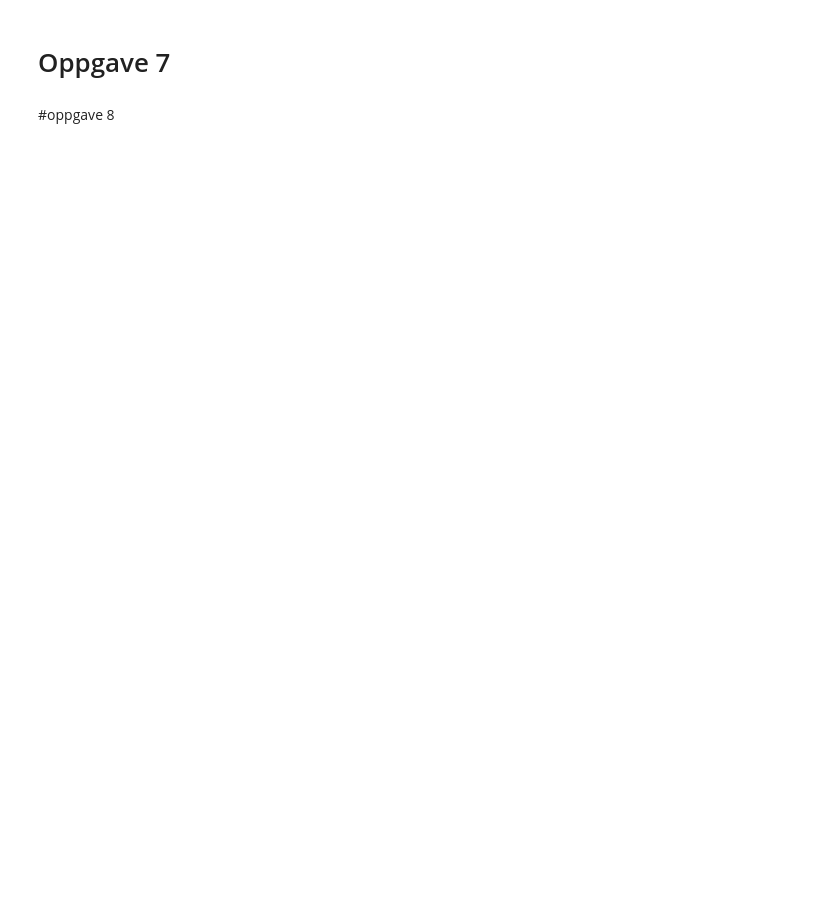
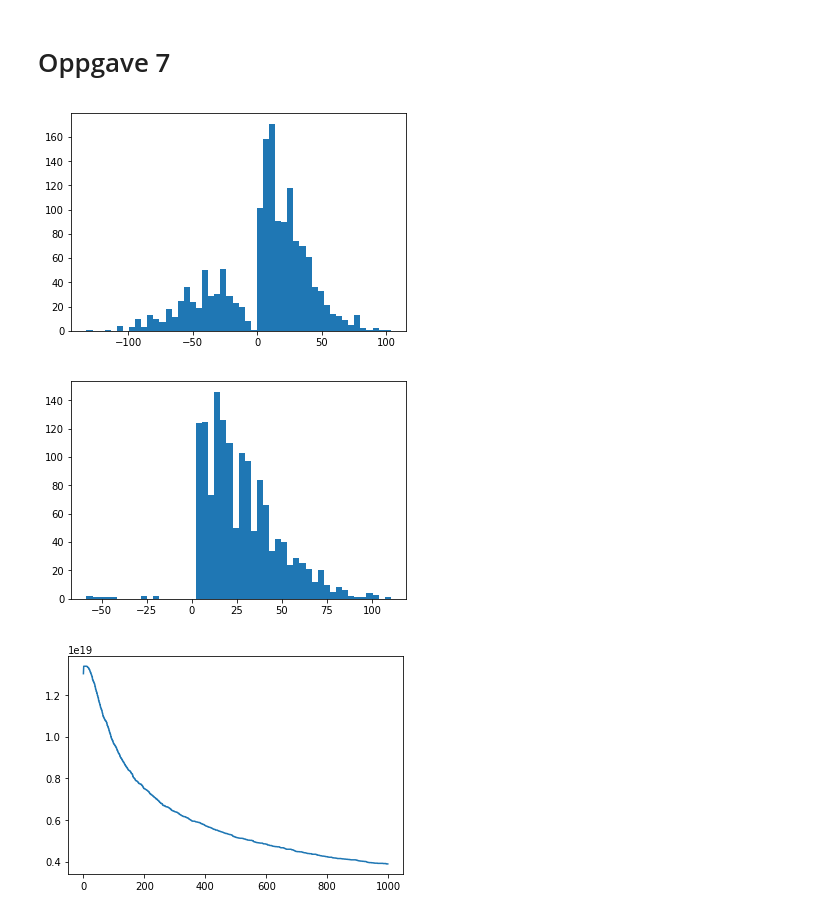
Before and after one commit to sigriaun/vitber-prosjekt3, a Jupyter notebook: prosjekt3.ipynb, the cells around one changed output. Drawn from its saved outputs; the diff is of its cells as text; code cells hidden in the pictures; blank space fills up the shorter version.

Commit message:
oppgave 7

```diff
--- a/prosjekt3.ipynb
+++ b/prosjekt3.ipynb
@@ -347,12 +332,16 @@ plotParticlePositionInPotential(k,beta,h,n,t,V3)
 # %% [markdown]
 # Oppgave 7
 # %%
+#HUSK. If a particle reaches the
+#system edges, it can only move into the system in the next time step.
+
+
 h=1
 dt=1
 L=50
-Cc=0.07*scipy.constants.e     ##*10**6 M står for mol og ikke Mega
+Cc=0.07*scipy.constants.e*scipy.constants.N_A     ##*10**6 M står for mol og ikke Mega
 
-t=500
+t=1000
 
 
 
@@ -363,14 +352,15 @@ V0_K=V0
 
 x0=L/4
 t0=0
-NaB0=1450   #skriver B for utenfor cellen, og A for innenfor
+NaB0=1450  #skriver B for utenfor cellen, og A for innenfor
 KB0=50
 NaA0=60
 KA0=1400
 
+
 def V_Na1(x,Vt):                                                              ##litt usikker på verdier her
     if x>=-h and x<=h:
-        return V0_Na+Vt  #lineær overgang mellom utsiden og innsiden
+        return V0_Na+(Vt/2-(Vt/(2*h))*x)  #lineær overgang mellom utsiden og innsiden
     elif x<-h:
         return Vt
     else:
@@ -379,14 +369,14 @@ def V_Na1(x,Vt):                                                              ##
 
 def V_K1(x,Vt):
     if x>=-h and x<=h:
-        return V0_K+Vt
+        return V0_K+(Vt/2-(Vt/(2*h))*x)
     elif x<-h:
         return Vt
     else:
         return 0
 
 
-def randomWalkPotential(V_Na,V_K): #hvilke parametere bør tas inn?
+def randomWalkPotential(V_Na,V_K,V0): #hvilke parametere bør tas inn?
     NaPos=[-x0]*NaB0+[x0]*NaA0  #liste over posisjon til hver Na-partiklene
     #legger til riktig antall utenfor og inni cellen
     KPos=[-x0]*KB0+[x0]*KA0   #liste over posisjon til hver K-partikkel
@@ -395,8 +385,7 @@ def randomWalkPotential(V_Na,V_K): #hvilke parametere bør tas inn?
 
 
     #ladning inni cellen (ved start):
-    QA=KA0+NaA0*scipy.constants.e                            #husk at hver partikkel representerer 0.1mM
-    partIn=KA0+NaA0                                          #antall partikler på innsiden
+    QA=KA0+NaA0#husk at hver partikkel representerer 0.1mM                                      #antall partikler på innsiden
     #Q_plus=abs(QA-QB)
 
     #antall K- og Na- partikler utenfor og innenfor cellen
@@ -414,9 +403,11 @@ def randomWalkPotential(V_Na,V_K): #hvilke parametere bør tas inn?
 
     for i in range(t):
         #regner ut potensialet V(t)
-        Vt=QA/Cc*scipy.constants.e
-        Vt=partIn*0.1e-3*scipy.constants.eV              ##bruker dette istedet, partIn= antall partikkler på insiden, se hint oppg 7.1
-        Vt=partIn*0.1*0.001/0.07
+        #Vt=QA/Cc*scipy.constants.e
+        #Vt=partIn*0.1e-3*scipy.constants.eV              ##bruker dette istedet, partIn= antall partikkler på insiden, se hint oppg 7.1
+        #Vt=partIn*0.1*0.001/0.07
+
+        Vt=(QA*0.0001*scipy.constants.N_A)/Cc
 
         VtList.append(Vt)
 
@@ -463,37 +454,39 @@ def randomWalkPotential(V_Na,V_K): #hvilke parametere bør tas inn?
             if Na<-h:
                 NaA+=1      #pluss i stedet for minus er det ikke
                 #print("hei")
-        QA=(KA+NaA)*scipy.constants.e
+        QA=(KA+NaA)
         partIn=KA+NaA
 
         #print(QA)
         #print(Q_plus)
         #print(KA,NaA)
 
         #if (t%50==0):
              #plt.hist(NaPos,bins=50)
              #plt.show()
              #plt.hist(KPos,bins=50)
              #plt.show()
 
 
 
 
 
 
 
 
     plt.hist(NaPos,bins=50)
     #plt.ylim(0,10)
     plt.show()
     plt.hist(KPos,bins=50)
     plt.show()
 
     plt.plot(tList,VtList)
     #print(Vt)
 
 
 
-randomWalkPotential(V_Na1,V_K1)
+randomWalkPotential(V_Na1,V_K1,V0)
+# %% [output]
+[figure, added]
+[figure, added]
+[figure, added]
-# %% [markdown]
-#oppgave 8
```
Also changed, not shown: parts of 10 cells of this notebook.
